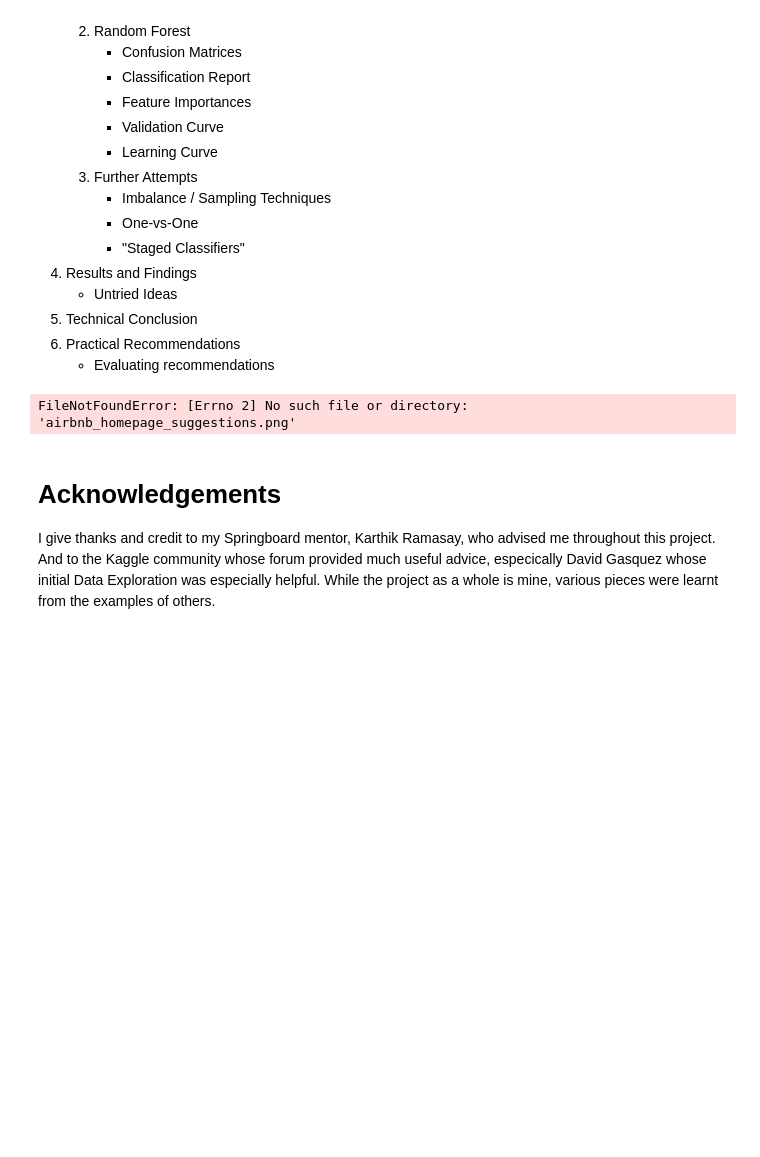
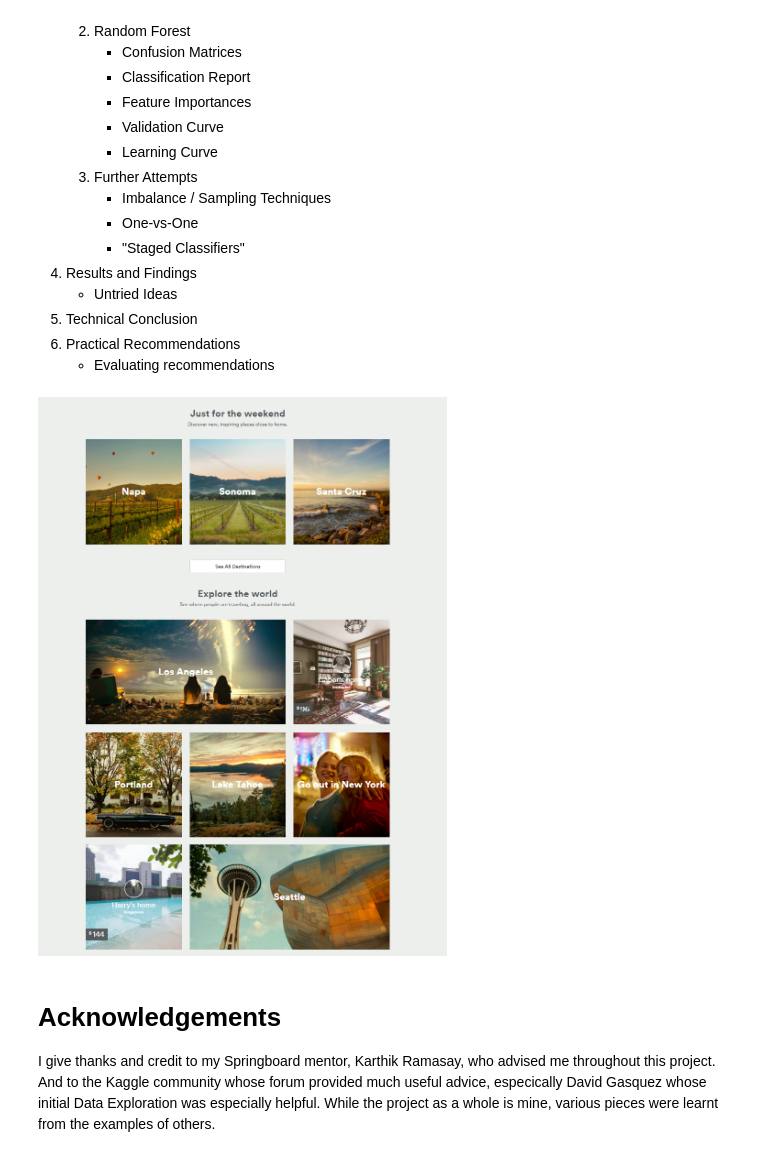
Before and after one commit to darkruby501/AirBnBKaggle, a Jupyter notebook: FINAL - Consolidated.ipynb, the cells around one changed output. Cells and saved outputs as stored; diff of their text form; code cells hidden in the pictures; blank space fills up the shorter version.

```diff
--- a/FINAL - Consolidated.ipynb
+++ b/FINAL - Consolidated.ipynb
@@ -44,9 +43,9 @@ Skewed Multiclass challenge.
     * Evaluating recommendations
 # %%
 from IPython.core.display import Image
-Image(filename='airbnb_homepage_suggestions.png',width=600)
+Image(filename='Images/airbnb_homepage_suggestions.png',width=600)
 # %% [output]
-FileNotFoundError: [Errno 2] No such file or directory: 'airbnb_homepage_suggestions.png'
+[figure, added]
 # %% [markdown]
 # Acknowledgements
 
```
Also changed, not shown: parts of 25 cells of this notebook, 3 other files.
